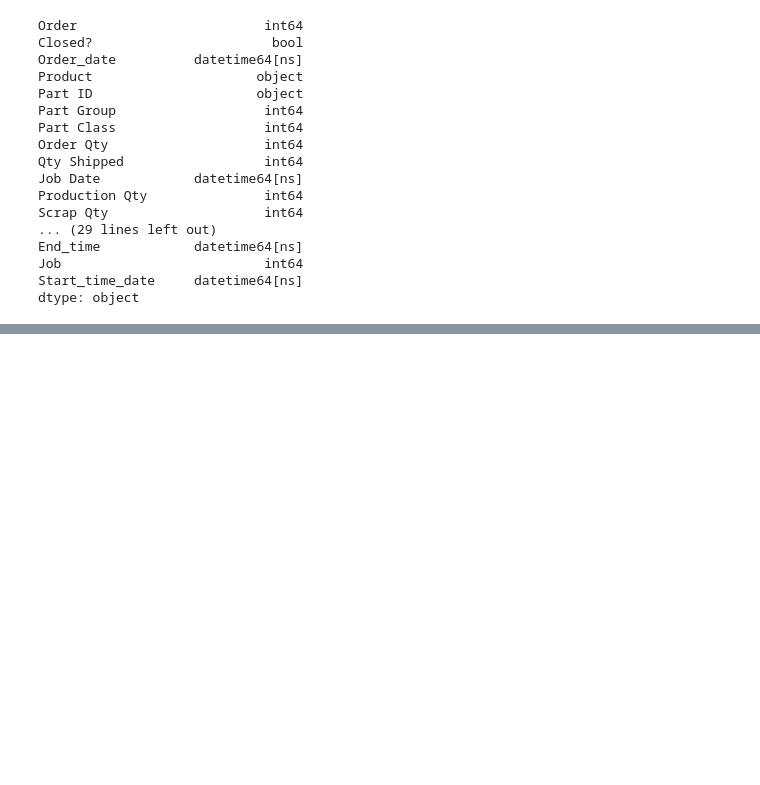
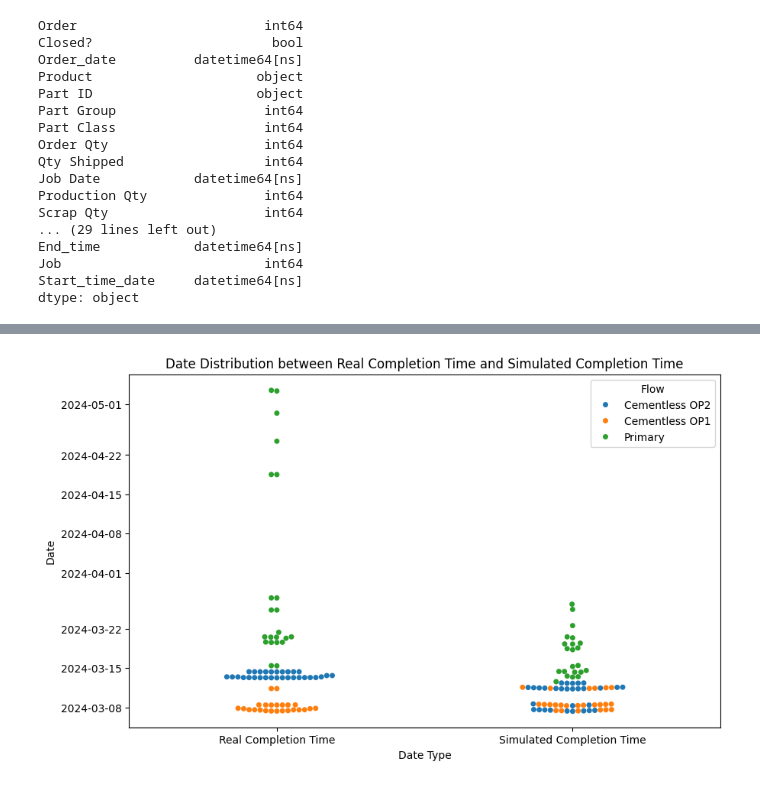
Before and after one commit to sean-comerford/EIT-Epsilon, a Jupyter notebook: notebooks/backtest_post_analysis.ipynb, the cells around one changed output, grey strips where cells are left out. Drawn from its saved outputs; the diff is of its cells as text; code cells hidden in the pictures; blank space fills up the shorter version.

```diff
--- a/notebooks/backtest_post_analysis.ipynb
+++ b/notebooks/backtest_post_analysis.ipynb
@@ -50,0 +142,28 @@ final[['Order', 'Job Date', 'Completed Date', 'Start_time', 'End_time']].sort_va
+# %%
+import matplotlib.pyplot as plt
+import seaborn as sns
+import pandas as pd
+import numpy as np
+
+# Create a new variable with the specified conditions
+final['Flow'] = np.where(final['Cementless'] == 'CTD', 'Primary',
+                            np.where((final['Cementless'] == 'CLS') & (final['operation'] == 'OP1'), 'Cementless OP1', 'Cementless OP2'))
+
+# Create a new dataframe for the swarmplot
+end_time_df = pd.DataFrame({
+    'Date Type': ['Real Completion Time'] * len(final) + ['Simulated Completion Time'] * len(final),
+    'Date': list(final['Completed Date']) + list(final['End_time']),
+    'Flow': list(final['Flow']) + list(final['Flow'])
+})
+
+# Create a side-by-side swarmplot
+plt.figure(figsize=(10, 6))
+
+sns.swarmplot(x='Date Type', y='Date', hue='Flow', data=end_time_df)
+
+plt.title('Date Distribution between Real Completion Time and Simulated Completion Time')
+plt.ylabel('Date')
+plt.xlabel('Date Type')
+
+plt.show()
+# %% [output]
@@ -50,0 +171 @@ final[['Order', 'Job Date', 'Completed Date', 'Start_time', 'End_time']].sort_va
+[figure, added]
```
Also changed, not shown: parts of 19 cells of this notebook, 6 other files.
